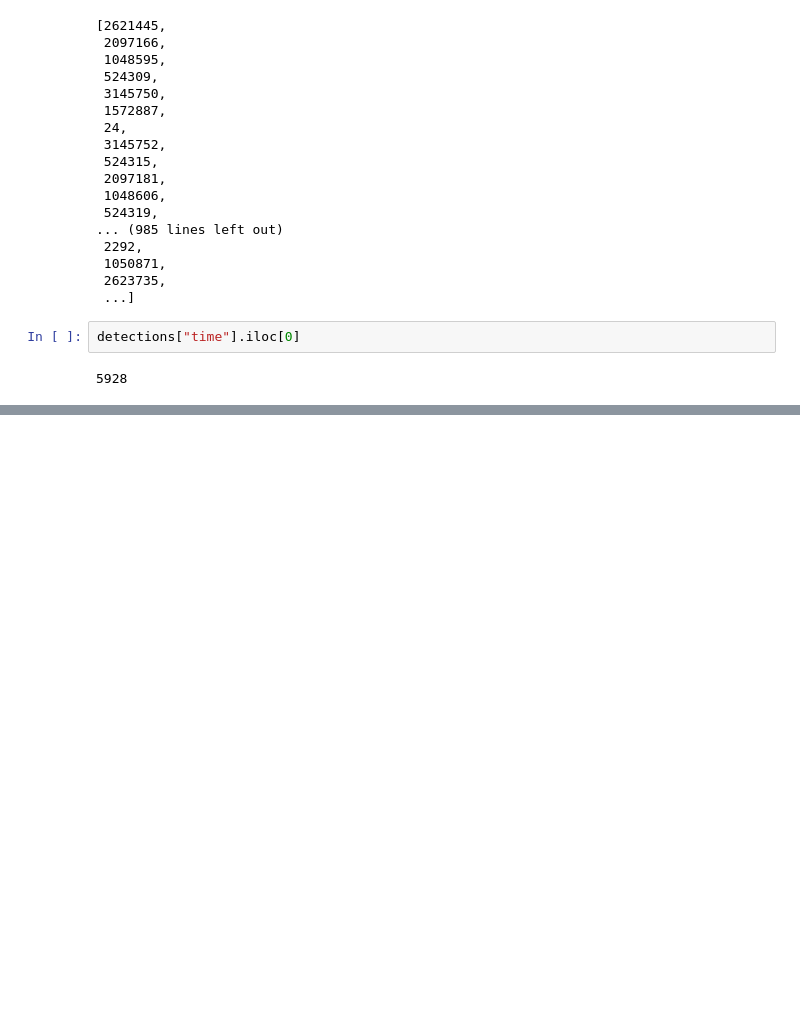
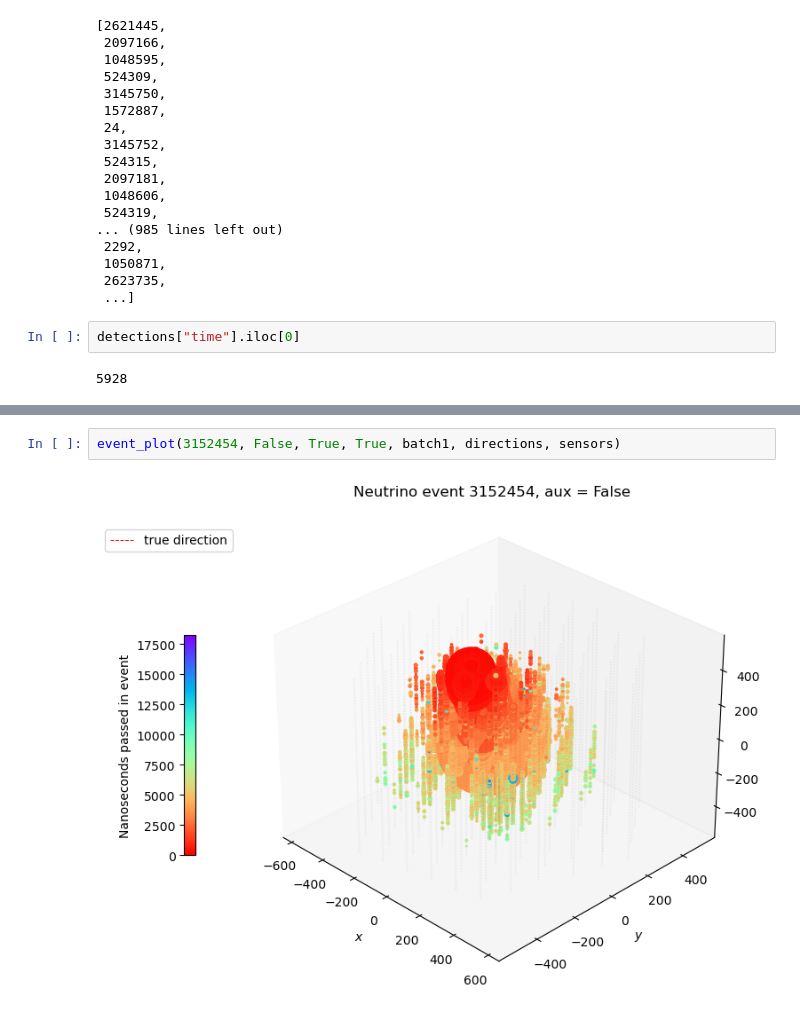
Before and after one commit to kdv97/ice-cube, a Jupyter notebook: DataExploration.ipynb, the cells around one changed output, grey strips where cells are left out. Cells and saved outputs as stored; diff of their text form; blank space fills up the shorter version.

```diff
--- a/DataExploration.ipynb
+++ b/DataExploration.ipynb
@@ -213,0 +218,4 @@ for i in event_ids[10:20]:
+# %%
+event_plot(3152454, False, True, True, batch1, directions, sensors)
+# %% [output]
+[figure, added]
```
Also changed, not shown: parts of 4 cells of this notebook.
